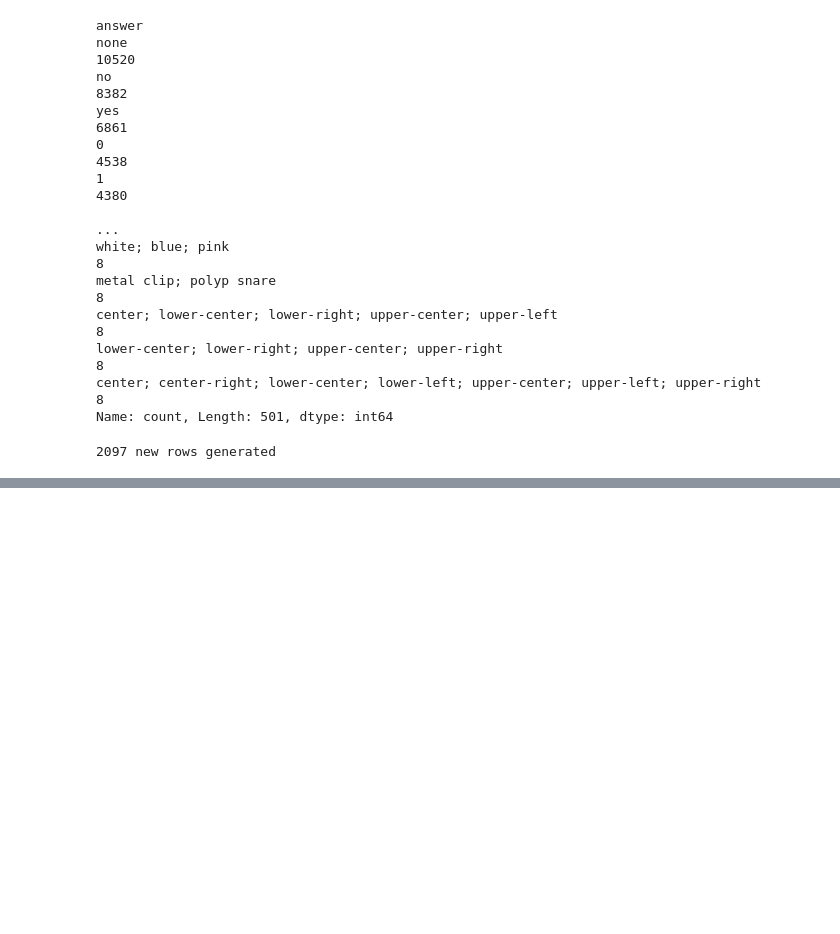
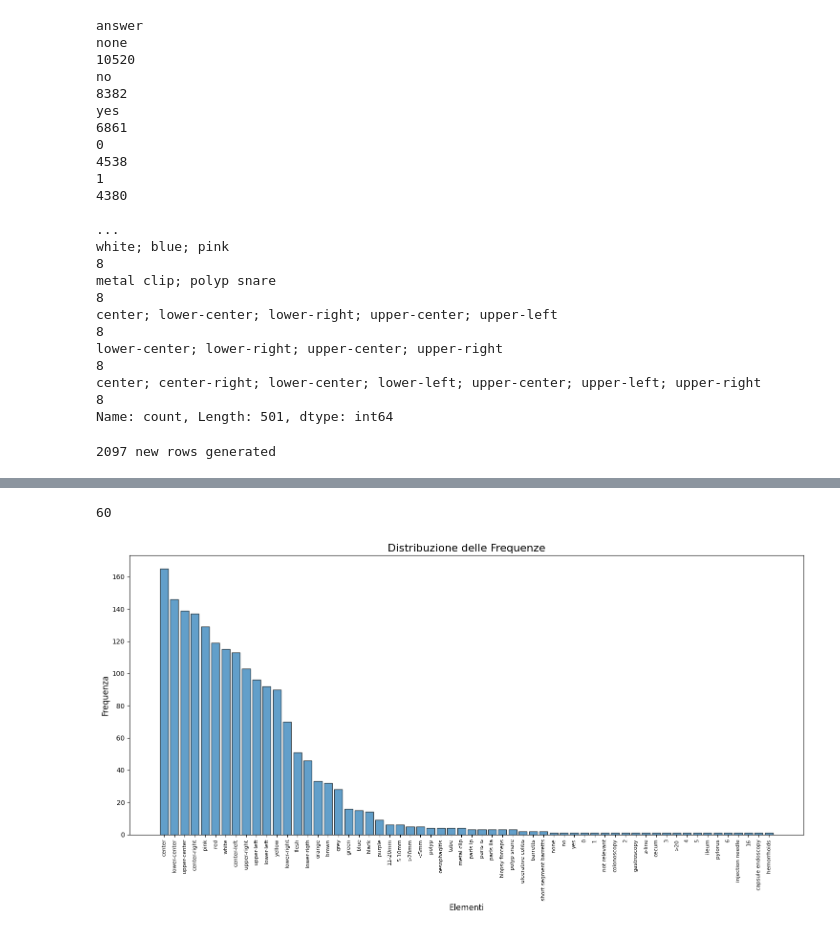
Before and after one commit to emanuelemuzio/kvasir-vqa, a Jupyter notebook: kvasir_vqa.ipynb, the cells around one changed output, grey strips where cells are left out. Cells and saved outputs as stored; diff of their text form; code cells hidden in the pictures; blank space fills up the shorter version.

```diff
--- a/kvasir_vqa.ipynb
+++ b/kvasir_vqa.ipynb
@@ -168,3 +168,8 @@ Name: count, Length: 501, dtype: int64
 print(f"{len(new_df) - len(df)} new rows generated")
 # %% [output]
 2097 new rows generated
+# %%
+label_count = {}
+all_labels = []
+for answer in df['answer'].value_counts().keys():
+        all_labels.extend([answ.strip() for answ in answer.split(';')])
@@ -170,0 +196,32 @@ print(f"{len(new_df) - len(df)} new rows generated")
+# %%
+for label in all_labels:
+    label_count[label] = all_labels.count(label)
+# %%
+len(label_count.keys())
+# %% [output]
+60
+# %%
+import matplotlib.pyplot as plt
+import numpy as np
+
+label_count = dict(sorted(label_count.items(), key=lambda item: item[1], reverse=True))
+# Genera dati di esempio (frequenze casuali)
+num_elements = len(label_count.keys())
+elements = label_count.keys()
+frequencies = label_count.values()
+
+# Plot delle frequenze
+plt.figure(figsize=(15, 8))
+plt.bar(elements, frequencies, width=0.8, edgecolor='black', alpha=0.7)
+
+# Etichette e titolo
+plt.xlabel("Elementi", fontsize=12)
+plt.ylabel("Frequenza", fontsize=12)
+plt.title("Distribuzione delle Frequenze", fontsize=16)
+plt.xticks(rotation=90, fontsize=8)  # Ruota le etichette per renderle leggibili
+
+# Mostra il grafico
+plt.tight_layout()
+plt.show()
+# %% [output]
+[figure, added]
```
Also changed, not shown: parts of 1 cell of this notebook, 4 other files.
